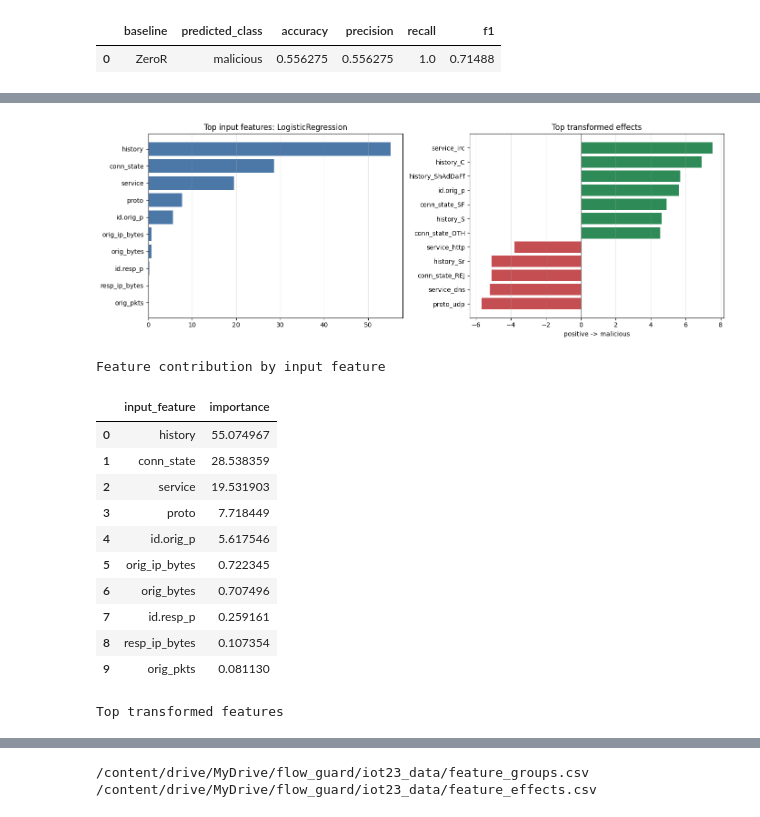
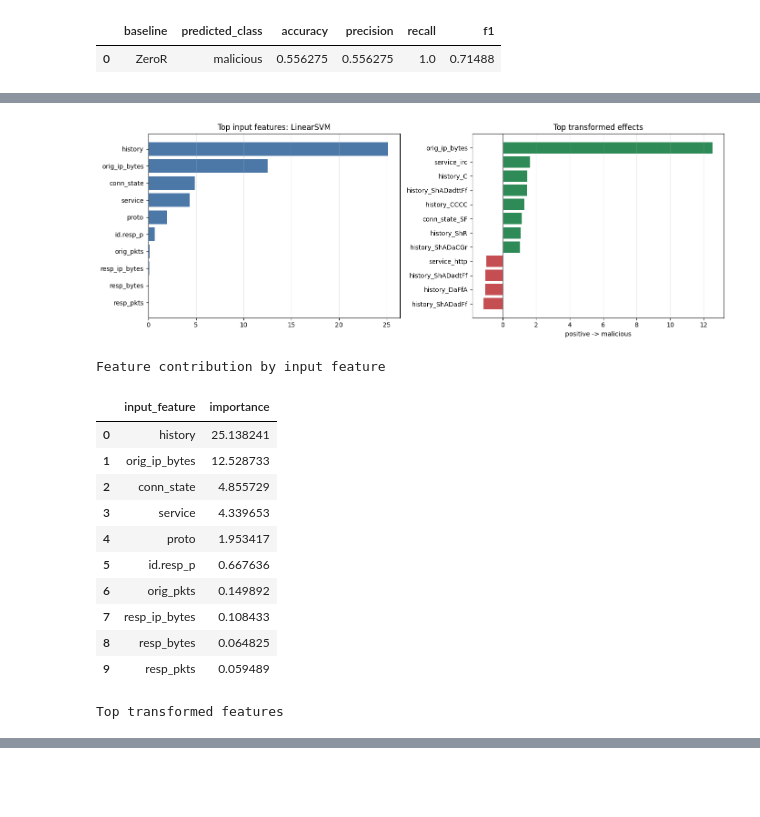
Before and after one commit to kirobaghdad/flow-guard, a Jupyter notebook: notebooks/flow_guard.ipynb, the cells around one changed output, grey strips where cells are left out. Saved outputs shown, nothing was run; the diff lists cells and outputs as text; code cells hidden in the pictures; blank space fills up the shorter version.

```diff
--- a/notebooks/flow_guard.ipynb
+++ b/notebooks/flow_guard.ipynb
@@ -541,17 +577,16 @@ Outlier percentage (IQR)
 | 6 | orig_pkts | 2.82 |
 # %%
 zeror_class = train_raw_df["target"].mode()[0]
-val_pred = pd.Series(zeror_class, index=val_df.index)
+zeror_pred = pd.Series(zeror_class, index=y_val.index)
 
 zeror_summary = pd.DataFrame(
-    {
-        "baseline": ["ZeroR"],
-        "predicted_class": [zeror_class],
-        "accuracy": [accuracy_score(val_df["target"], val_pred)],
-        "precision": [precision_score(val_df["target"], val_pred, pos_label="malicious", zero_division=0)],
-        "recall": [recall_score(val_df["target"], val_pred, pos_label="malicious", zero_division=0)],
-        "f1": [f1_score(val_df["target"], val_pred, pos_label="malicious", zero_division=0)],
-    }
+    [
+        {
+            "baseline": "ZeroR",
+            "predicted_class": zeror_class,
+            **metric_row(y_val, zeror_pred),
+        }
+    ]
 )
 
 print("ZeroR on validation")
@@ -701,17 +687,15 @@ val_comparison = pd.concat(
 val_comparison = (
     val_comparison[val_comparison["split"] == "val"]
     [["model", "accuracy", "precision", "recall", "f1"]]
-    .sort_values(["f1", "accuracy"], ascending=False)
+    .sort_values(["f1", "accuracy"], ascending=[False, False])
     .reset_index(drop=True)
 )
 
 best_model = val_comparison.loc[0, "model"]
-val_comparison.to_csv(OUT_DIR / "model_compare.csv", index=False)
 
 print("Validation comparison")
 display(val_comparison)
 print("Best model:", best_model)
-print(OUT_DIR / "model_compare.csv")
 # %% [output]
 Validation comparison
 |  | model | accuracy | precision | recall | f1 |
@@ -887,10 +850,7 @@ Discussion draft
 # %%
-model_map = {
-    "LogisticRegression": lr,
-    "LinearSVM": svm,
-    "RandomForest": rf,
-}
-selected_model = model_map.get(best_model)
+selected_pipe = fitted_models.get(best_model)
+selected_model = selected_pipe.named_steps["model"] if selected_pipe is not None else None
+preprocessor = selected_pipe.named_steps["preprocessor"] if selected_pipe is not None else None
 
 if selected_model is None:
     print("Feature contribution is not available for ZeroR.")
@@ -938,51 +898,45 @@ else:
 
     fig, axes = plt.subplots(1, 2, figsize=(14, 5))
 
     top_groups = feature_groups.head(10).sort_values("importance")
     axes[0].barh(top_groups["input_feature"], top_groups["importance"], color="#4C78A8")
     axes[0].set_title(f"Top input features: {best_model}")
     axes[0].grid(axis="x", alpha=0.3)
 
     if is_linear:
         top_effects = feature_detail.head(12).sort_values("weight")
         colors = np.where(top_effects["weight"] >= 0, "#2E8B57", "#C44E52")
         axes[1].barh(top_effects["feature"], top_effects["weight"], color=colors)
         axes[1].axvline(0, color="gray", linewidth=1)
         axes[1].set_xlabel(f"positive -> {selected_model.classes_[1]}")
         axes[1].set_title("Top transformed effects")
     else:
         top_effects = feature_detail.head(12).sort_values("importance")
         axes[1].barh(top_effects["feature"], top_effects["importance"], color="#F58518")
         axes[1].set_title("Top transformed features")
 
     axes[1].grid(axis="x", alpha=0.3)
     plt.tight_layout()
     plt.show()
 
-    feature_groups.to_csv(OUT_DIR / "feature_groups.csv", index=False)
-    feature_detail.to_csv(OUT_DIR / "feature_effects.csv", index=False)
-
     print("Feature contribution by input feature")
     display(feature_groups.head(10))
 
     print("Top transformed features")
     display(feature_detail[[c for c in ["feature", "importance", "weight", "direction"] if c in feature_detail.columns]].head(15))
-
-    print(OUT_DIR / "feature_groups.csv")
-    print(OUT_DIR / "feature_effects.csv")
 # %% [output]
-[figure, old version]
+[figure, new version]
 Feature contribution by input feature
 |  | input_feature | importance |
-| 0 | history | 55.074967 |
-| 1 | conn_state | 28.538359 |
-| 2 | service | 19.531903 |
-| 3 | proto | 7.718449 |
-| 4 | id.orig_p | 5.617546 |
-| 5 | orig_ip_bytes | 0.722345 |
-| 6 | orig_bytes | 0.707496 |
-| 7 | id.resp_p | 0.259161 |
-| 8 | resp_ip_bytes | 0.107354 |
-| 9 | orig_pkts | 0.081130 |
+| 0 | history | 25.138241 |
+| 1 | orig_ip_bytes | 12.528733 |
+| 2 | conn_state | 4.855729 |
+| 3 | service | 4.339653 |
+| 4 | proto | 1.953417 |
+| 5 | id.resp_p | 0.667636 |
+| 6 | orig_pkts | 0.149892 |
+| 7 | resp_ip_bytes | 0.108433 |
+| 8 | resp_bytes | 0.064825 |
+| 9 | resp_pkts | 0.059489 |
 Top transformed features
 |  | feature | importance | weight | direction |
@@ -1004,2 +957,0 @@ Top transformed features
-/content/drive/MyDrive/flow_guard/iot23_data/feature_groups.csv
-/content/drive/MyDrive/flow_guard/iot23_data/feature_effects.csv
```
Also changed, not shown: parts of 11 cells of this notebook, 2 other files.
